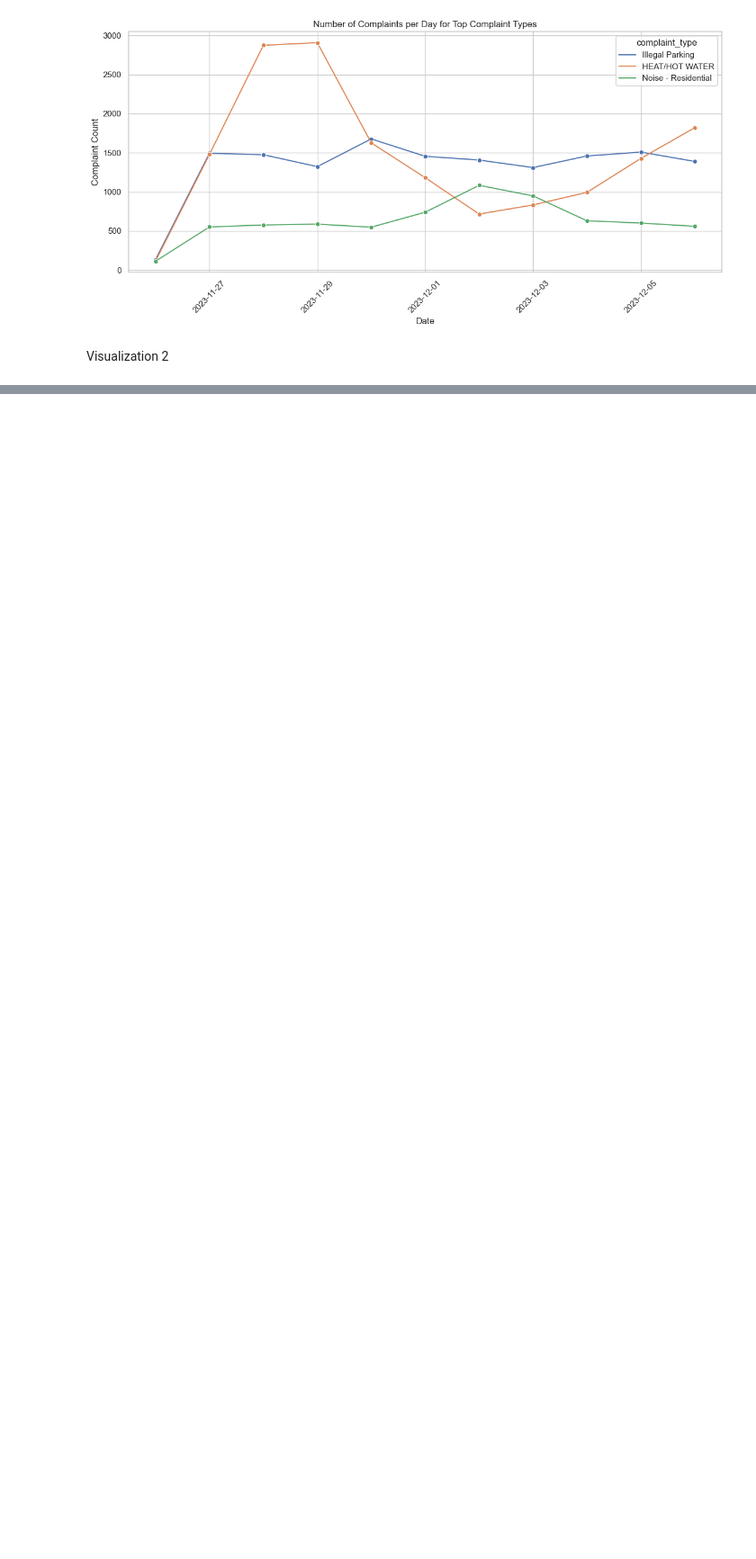
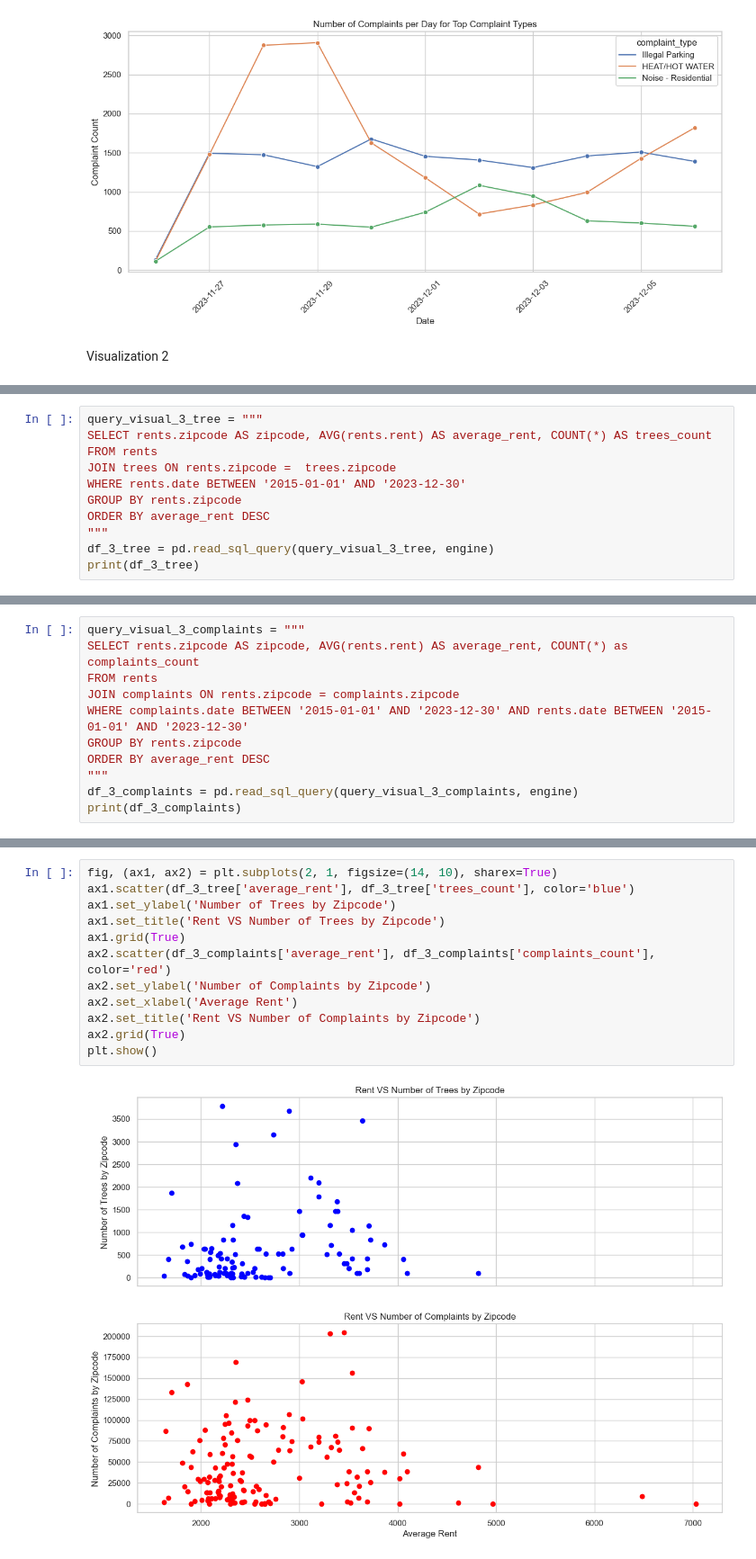
Before and after one commit to yczhou912/4501-Final-Project, a Jupyter notebook: Project.ipynb, the cells around one changed output, grey strips where cells are left out. Shown at 90% size. Cells and saved outputs as stored; diff of their text form; blank space fills up the shorter version.

```diff
--- a/Project.ipynb
+++ b/Project.ipynb
@@ -838,0 +869,11 @@ Visualization 2
+# %%
+query_visual_3_tree = """
+SELECT rents.zipcode AS zipcode, AVG(rents.rent) AS average_rent, COUNT(*) AS trees_count
+FROM rents
+JOIN trees ON rents.zipcode =  trees.zipcode
+WHERE rents.date BETWEEN '2015-01-01' AND '2023-12-30'
+GROUP BY rents.zipcode
+ORDER BY average_rent DESC
+"""
+df_3_tree = pd.read_sql_query(query_visual_3_tree, engine)
+print(df_3_tree)
@@ -838,0 +895,11 @@ Visualization 2
+# %%
+query_visual_3_complaints = """
+SELECT rents.zipcode AS zipcode, AVG(rents.rent) AS average_rent, COUNT(*) as complaints_count
+FROM rents
+JOIN complaints ON rents.zipcode = complaints.zipcode
+WHERE complaints.date BETWEEN '2015-01-01' AND '2023-12-30' AND rents.date BETWEEN '2015-01-01' AND '2023-12-30'
+GROUP BY rents.zipcode
+ORDER BY average_rent DESC
+"""
+df_3_complaints = pd.read_sql_query(query_visual_3_complaints, engine)
+print(df_3_complaints)
@@ -838,0 +921,14 @@ Visualization 2
+# %%
+fig, (ax1, ax2) = plt.subplots(2, 1, figsize=(14, 10), sharex=True)
+ax1.scatter(df_3_tree['average_rent'], df_3_tree['trees_count'], color='blue')
+ax1.set_ylabel('Number of Trees by Zipcode')
+ax1.set_title('Rent VS Number of Trees by Zipcode')
+ax1.grid(True)
+ax2.scatter(df_3_complaints['average_rent'], df_3_complaints['complaints_count'], color='red')
+ax2.set_ylabel('Number of Complaints by Zipcode')
+ax2.set_xlabel('Average Rent')
+ax2.set_title('Rent VS Number of Complaints by Zipcode')
+ax2.grid(True)
+plt.show()
+# %% [output]
+[figure, added]
```
Also changed, not shown: parts of 18 cells of this notebook.
